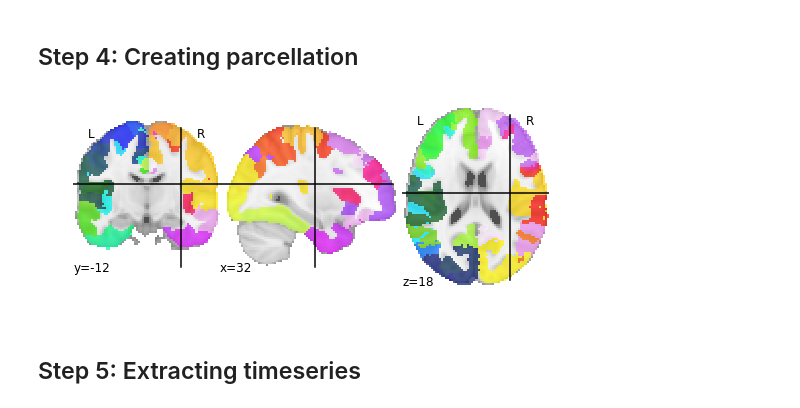
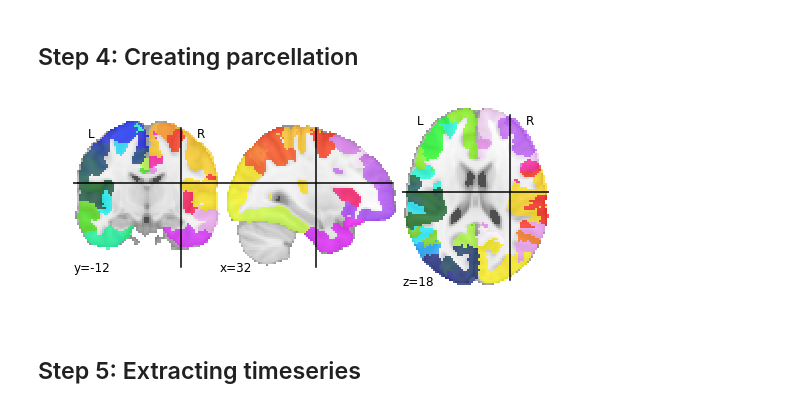
Before and after one commit to kbonna/LearningBrain_networks, a Jupyter notebook: notebooks/LB-00_aCompCor_denoising_timeseries_extraction.ipynb, the cells around one changed output. Drawn from its saved outputs; the diff is of its cells as text; code cells hidden in the pictures.

```diff
--- a/notebooks/LB-00_aCompCor_denoising_timeseries_extraction.ipynb
+++ b/notebooks/LB-00_aCompCor_denoising_timeseries_extraction.ipynb
@@ -162,14 +162,14 @@ power_spheres = input_data.NiftiSpheresMasker(
 parcellation = power_spheres
 # %%
 #--- loading Schaefer atlas (400 regions)
-atlas_filename = '/home/finc/Dropbox/Projects/LearningBrain/support/Schaefer2018_400Parcels_7Networks_order_FSLMNI152_2mm.nii.gz'
+atlas_filename = '/home/finc/Dropbox/Projects/LearningBrain/support/Schaefer2018_300Parcels_7Networks_order_FSLMNI152_2mm.nii.gz'
 plotting.plot_roi(atlas_filename)
 
 schaefer = input_data.NiftiLabelsMasker(atlas_filename)
 
 parcellation = schaefer
 # %% [output]
-[figure, old version]
+[figure, new version]
 # %% [markdown]
 Step 5: Extracting timeseries
 ----------------------
```
Also changed, not shown: parts of 3 cells of this notebook.
